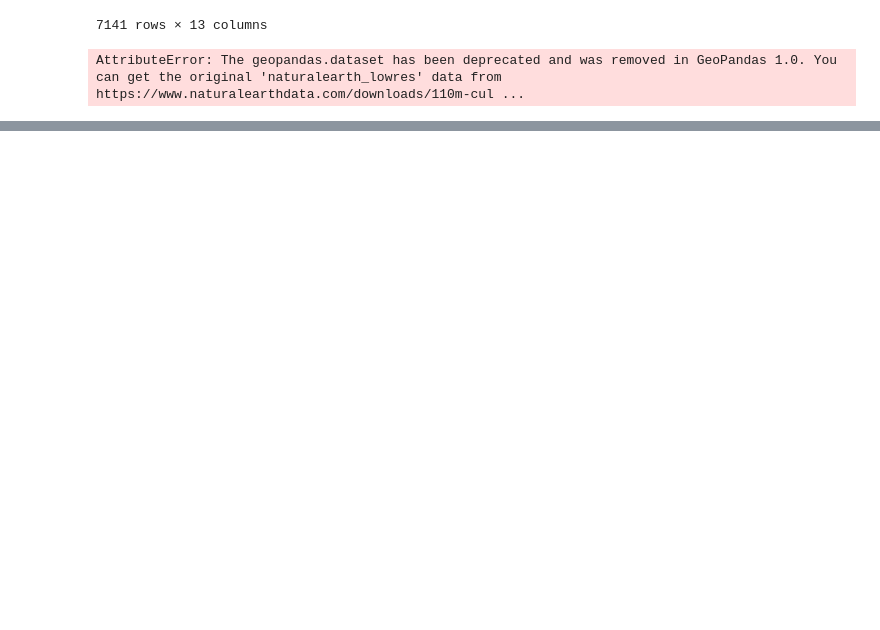
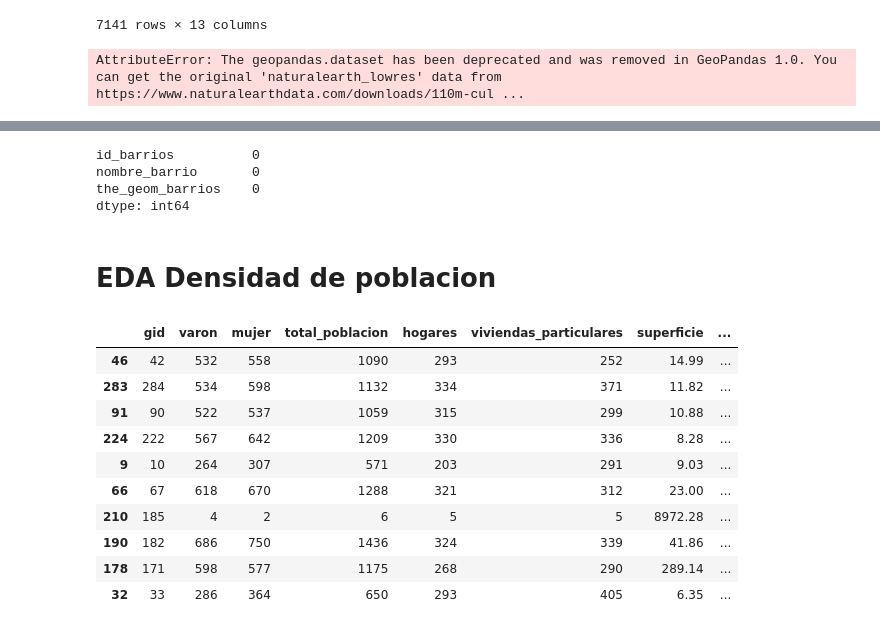
Before and after one commit to JonatanCabrera27/Datathon-2024, a Jupyter notebook: zonasVerdes.ipynb, the cells around one changed output, grey strips where cells are left out. Drawn from its saved outputs; the diff is of its cells as text; code cells hidden in the pictures; blank space fills up the shorter version.

```diff
--- a/zonasVerdes.ipynb
+++ b/zonasVerdes.ipynb
@@ -6 +4,5 @@ df = pd.read_csv('./data/arboles.csv')
+# %%
+arboles = pd.read_csv('data/arboles.csv')
+barrios = pd.read_csv('data/barrios.csv')
+poblacion = pd.read_csv('data/densidad_de_poblacion.csv')
 # %% [markdown]
@@ -220,0 +270,23 @@ AttributeError: The geopandas.dataset has been deprecated and was removed in Geo
+# %%
+barrios.isnull().sum()
+# %% [output]
+id_barrios          0
+nombre_barrio       0
+the_geom_barrios    0
+dtype: int64
+# %% [markdown]
+# EDA Densidad de poblacion
+# %%
+poblacion.sample(10)
+# %% [output]
+|  | gid | varon | mujer | total_poblacion | hogares | viviendas_particulares | superficie | ... |
+| 46 | 42 | 532 | 558 | 1090 | 293 | 252 | 14.99 | ... |
+| 283 | 284 | 534 | 598 | 1132 | 334 | 371 | 11.82 | ... |
+| 91 | 90 | 522 | 537 | 1059 | 315 | 299 | 10.88 | ... |
+| 224 | 222 | 567 | 642 | 1209 | 330 | 336 | 8.28 | ... |
+| 9 | 10 | 264 | 307 | 571 | 203 | 291 | 9.03 | ... |
+| 66 | 67 | 618 | 670 | 1288 | 321 | 312 | 23.00 | ... |
+| 210 | 185 | 4 | 2 | 6 | 5 | 5 | 8972.28 | ... |
+| 190 | 182 | 686 | 750 | 1436 | 324 | 339 | 41.86 | ... |
+| 178 | 171 | 598 | 577 | 1175 | 268 | 290 | 289.14 | ... |
+| 32 | 33 | 286 | 364 | 650 | 293 | 405 | 6.35 | ... |
```
Also changed, not shown: parts of 28 cells of this notebook, 6 other files.
